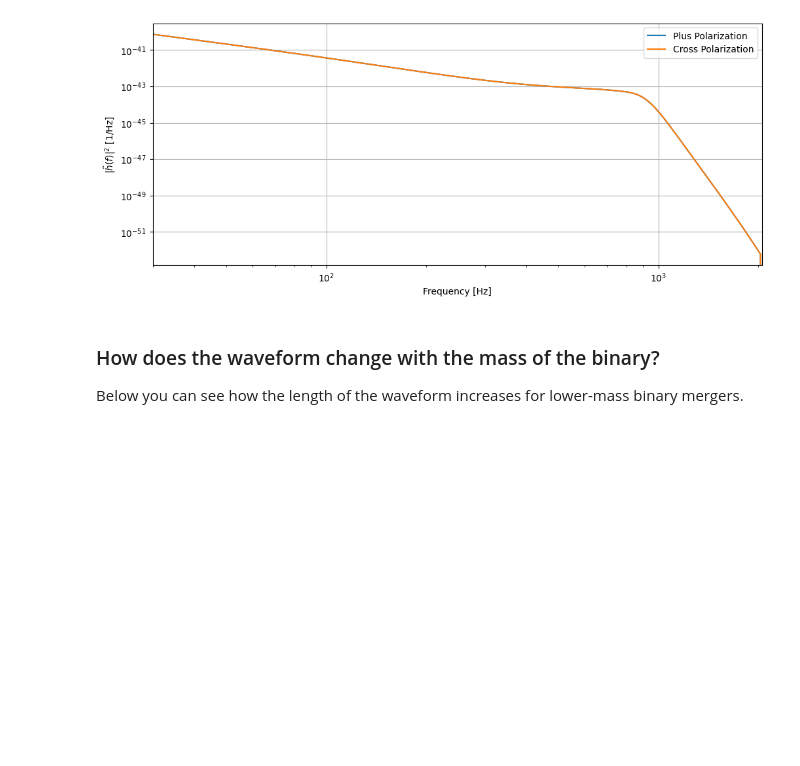
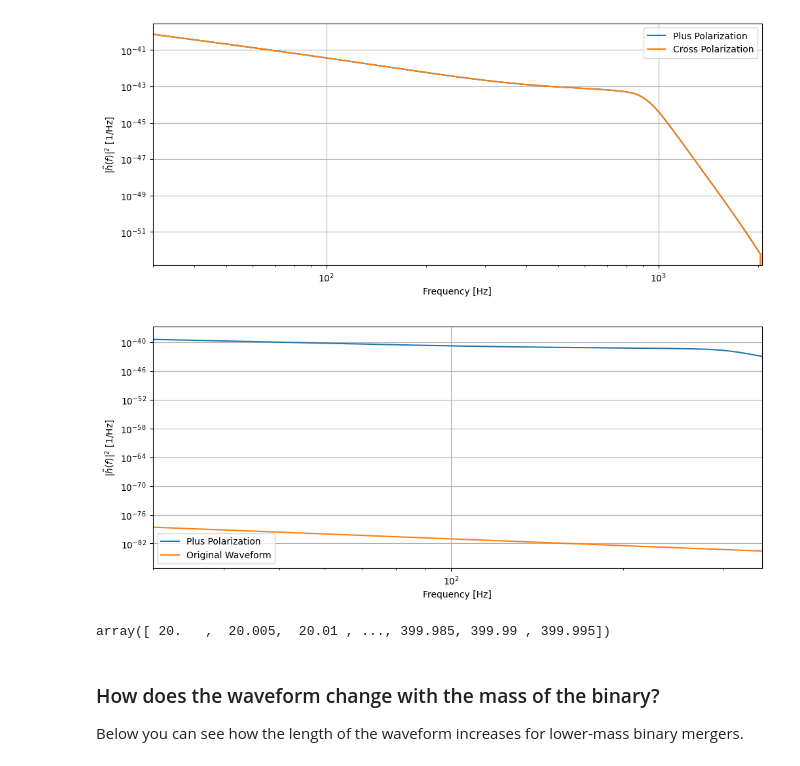
Before and after one commit to BillyLinn008/GW-HW, a Jupyter notebook: Tutorials/Day_1/Tuto_1.4_Generating_waveforms.ipynb, the cells around one changed output. Drawn from its saved outputs; the diff is of its cells as text; code cells hidden in the pictures; blank space fills up the shorter version.

```diff
--- a/Tutorials/Day_1/Tuto_1.4_Generating_waveforms.ipynb
+++ b/Tutorials/Day_1/Tuto_1.4_Generating_waveforms.ipynb
@@ -152,3 +141,60 @@ hp, hc = get_fd_waveform(approximant="IMRPhenomD",
+# %%
+from pycbc.waveform import get_fd_waveform
+import numpy as np
+
+# Constants
+G = 6.67430e-11  # Gravitational constant, m^3 kg^-1 s^-2
+c = 3.0e8  # Speed of light, m/s
+M_sun = 1.98847e30  # Solar mass, kg
+Mpc = 3.0857e22
+pi = 3.141592653589793
+
+# Masses of the compact objects (in kg)
+m1 = 30 * M_sun
+m2 = 30 * M_sun
+r = 1 * Mpc
+
+# Chirp mass
+M_chirp = ((m1 * m2)**(3/5)) / ((m1 + m2)**(1/5))
+
+def h_wave(f):
+    section_1 = (4 * G**2 * M_chirp**2/(c**5 * r))**2
+    section_2 = (8 * pi * G * M_chirp * f / (c**3))**(-7/3)
+    return 5 * pi/3 * section_1 * section_2
+
+hp, hc = get_fd_waveform(approximant="IMRPhenomD",
+                         mass1=30,
+                         mass2=30,
+                         # delta_t=1.0/16384,
+                         f_lower=20,
+                         f_final = 400,
+                        delta_f= 0.005)
+
+pylab.figure(figsize=pylab.figaspect(0.4))
+
+pylab.loglog(hp.sample_frequencies, hp.squared_norm(), label='Plus Polarization')
+pylab.loglog(hp.sample_frequencies, h_wave(hp.sample_frequencies)**2, label='Original Waveform')
+# pylab.loglog(hp.sample_frequencies, hc.squared_norm(), label='Cross Polarization')
+pylab.xlabel('Frequency [Hz]')
+pylab.ylabel(r'$|\tilde{h}(f)|^2$ [1/Hz]')
+pylab.xlim([30,350])
+pylab.legend()
+pylab.grid()
+pylab.show()
+# %% [output]
+[figure, added]
+# %%
+# prompt: how do you create a list from 20 to 400 with a step 0.005
+
+import numpy as np
+
+f_initial = 20  # Start frequency in Hz
+f_merger = 400   # End frequency in Hz
+f_list = np.arange(f_initial, f_merger, 0.005)
+
+f_list
+# %% [output]
+array([ 20.   ,  20.005,  20.01 , ..., 399.985, 399.99 , 399.995])
 # %% [markdown]
 ### How does the waveform change with the mass of the binary?
 
```
Also changed, not shown: parts of 1 cell of this notebook.
